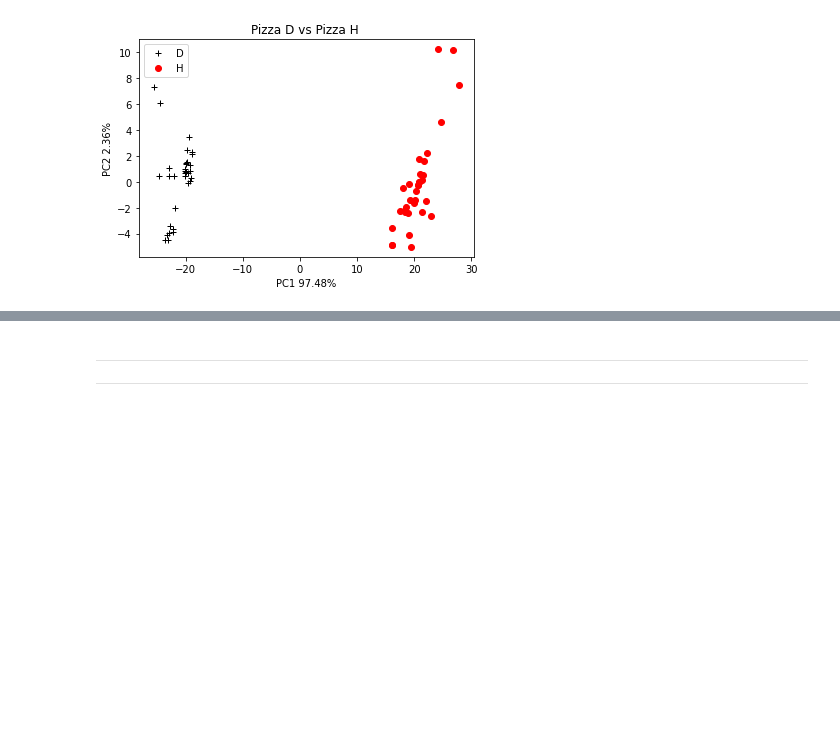
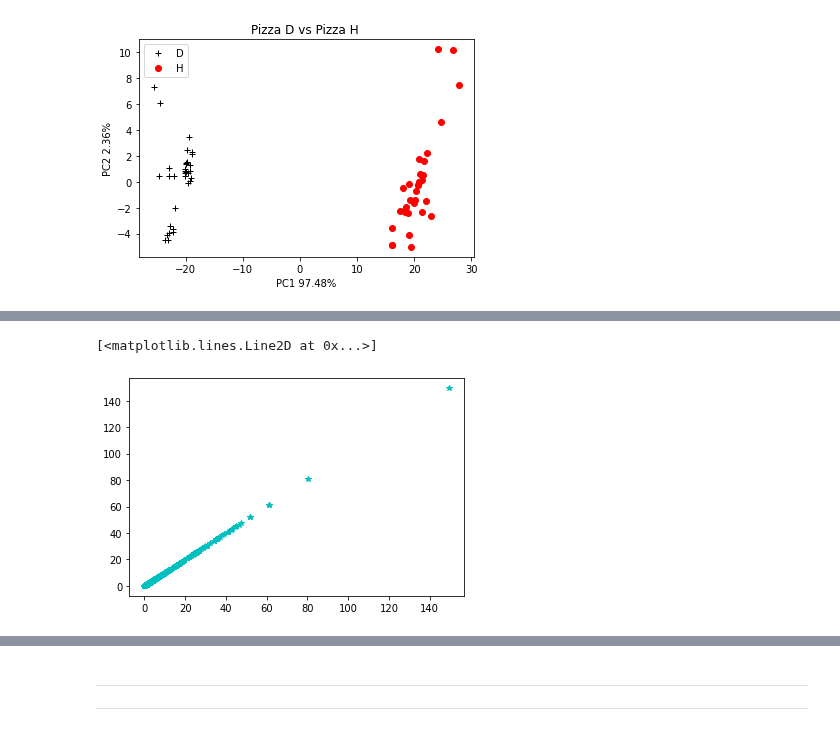
Before and after one commit to sitthatkaja/multivariate, a Jupyter notebook: EXAM01.ipynb, the cells around one changed output, grey strips where cells are left out. Drawn from its saved outputs; the diff is of its cells as text; code cells hidden in the pictures; blank space fills up the shorter version.

```diff
--- a/EXAM01.ipynb
+++ b/EXAM01.ipynb
@@ -647,0 +765,5 @@ Text(0, 0.5, 'PC2 2.36%')
+# %%
+plt.plot(newdata.iloc[:,10],newdata.iloc[:,10],'*c')
+# %% [output]
+[<matplotlib.lines.Line2D at 0x...>]
+[figure, added]
```
Also changed, not shown: parts of 65 cells of this notebook.
